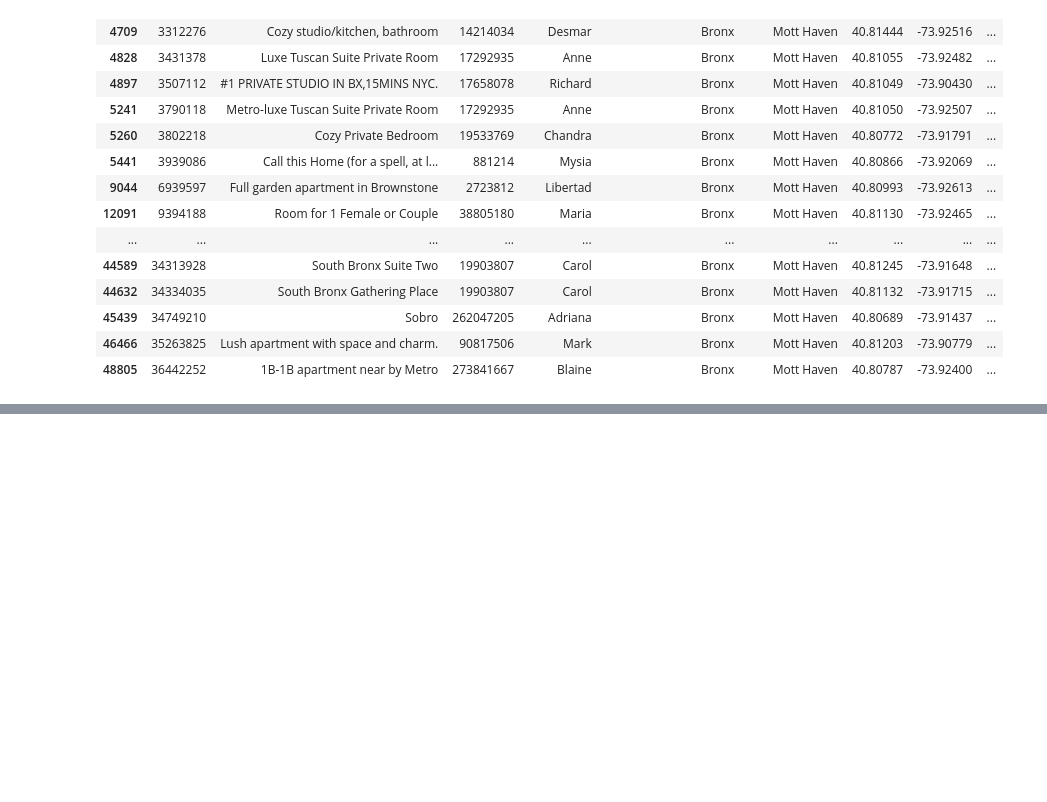
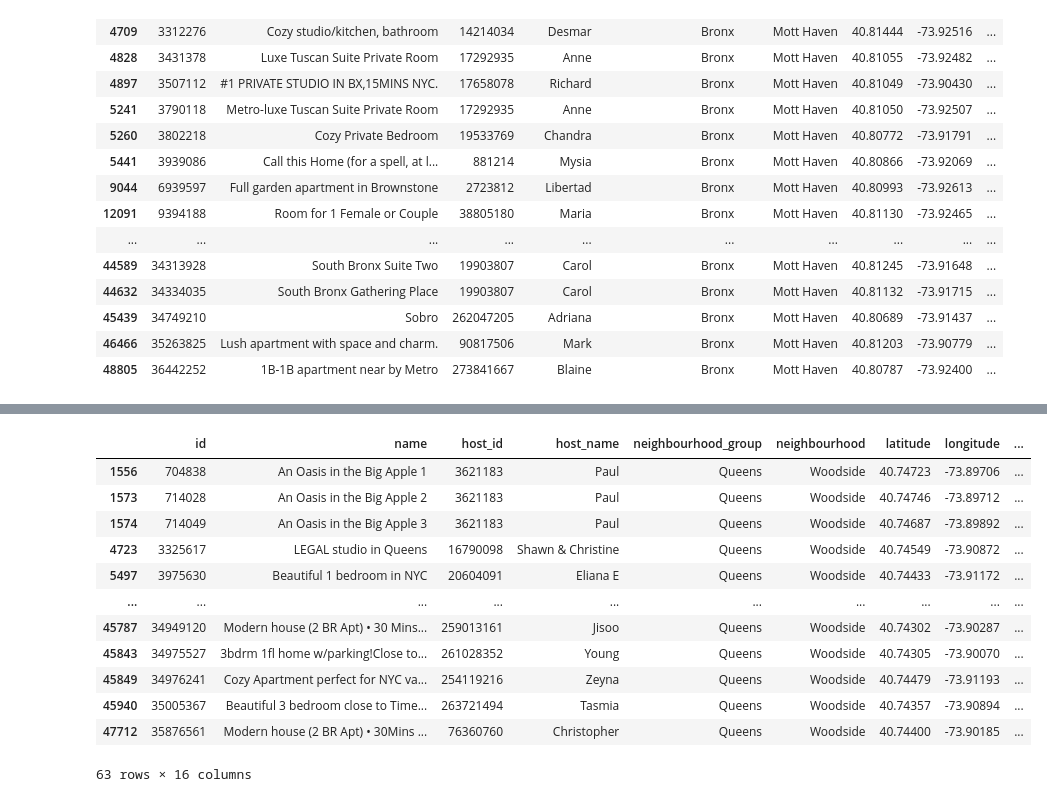
Before and after one commit to klp/cuny_gc_python_class_sp2022, a Jupyter notebook: home_work/2022-04-30/pandas_assignment.ipynb, the cells around one changed output, grey strips where cells are left out. Cells and saved outputs as stored; diff of their text form; code cells hidden in the pictures; blank space fills up the shorter version.

```diff
--- a/home_work/2022-04-30/pandas_assignment.ipynb
+++ b/home_work/2022-04-30/pandas_assignment.ipynb
@@ -117,0 +158,3 @@ mott_haven
+# %%
+woodside_entire_bool = woodside['room_type'] == 'Entire home/apt'
+woodside_entire_bool
@@ -117,0 +174,17 @@ mott_haven
+# %%
+woodside_entire = woodside[woodside_entire_bool]
+woodside_entire
+# %% [output]
+|  | id | name | host_id | host_name | neighbourhood_group | neighbourhood | latitude | longitude | ... |
+| 1556 | 704838 | An Oasis in the Big Apple 1 | 3621183 | Paul | Queens | Woodside | 40.74723 | -73.89706 | ... |
+| 1573 | 714028 | An Oasis in the Big Apple 2 | 3621183 | Paul | Queens | Woodside | 40.74746 | -73.89712 | ... |
+| 1574 | 714049 | An Oasis in the Big Apple 3 | 3621183 | Paul | Queens | Woodside | 40.74687 | -73.89892 | ... |
+| 4723 | 3325617 | LEGAL studio in Queens | 16790098 | Shawn & Christine | Queens | Woodside | 40.74549 | -73.90872 | ... |
+| 5497 | 3975630 | Beautiful 1 bedroom in NYC | 20604091 | Eliana E | Queens | Woodside | 40.74433 | -73.91172 | ... |
+| ... | ... | ... | ... | ... | ... | ... | ... | ... | ... |
+| 45787 | 34949120 | Modern house (2 BR Apt) • 30 Mins... | 259013161 | Jisoo | Queens | Woodside | 40.74302 | -73.90287 | ... |
+| 45843 | 34975527 | 3bdrm 1fl home w/parking!Close to... | 261028352 | Young | Queens | Woodside | 40.74305 | -73.90070 | ... |
+| 45849 | 34976241 | Cozy Apartment perfect for NYC va... | 254119216 | Zeyna | Queens | Woodside | 40.74479 | -73.91193 | ... |
+| 45940 | 35005367 | Beautiful 3 bedroom close to Time... | 263721494 | Tasmia | Queens | Woodside | 40.74357 | -73.90894 | ... |
+| 47712 | 35876561 | Modern house (2 BR Apt) • 30Mins ... | 76360760 | Christopher | Queens | Woodside | 40.74400 | -73.90185 | ... |
+63 rows × 16 columns
```
Also changed, not shown: parts of 7 cells of this notebook.
